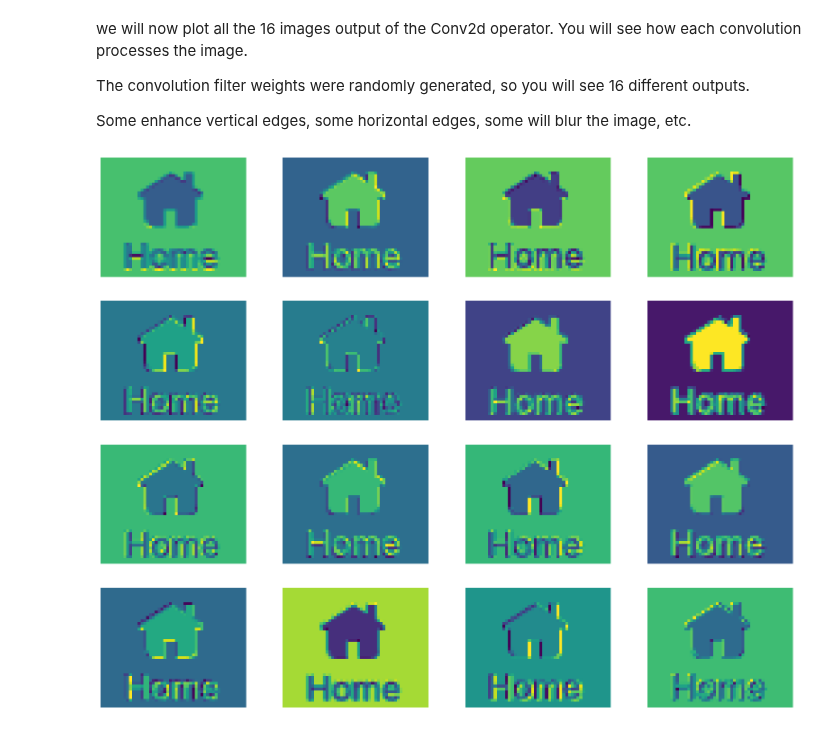
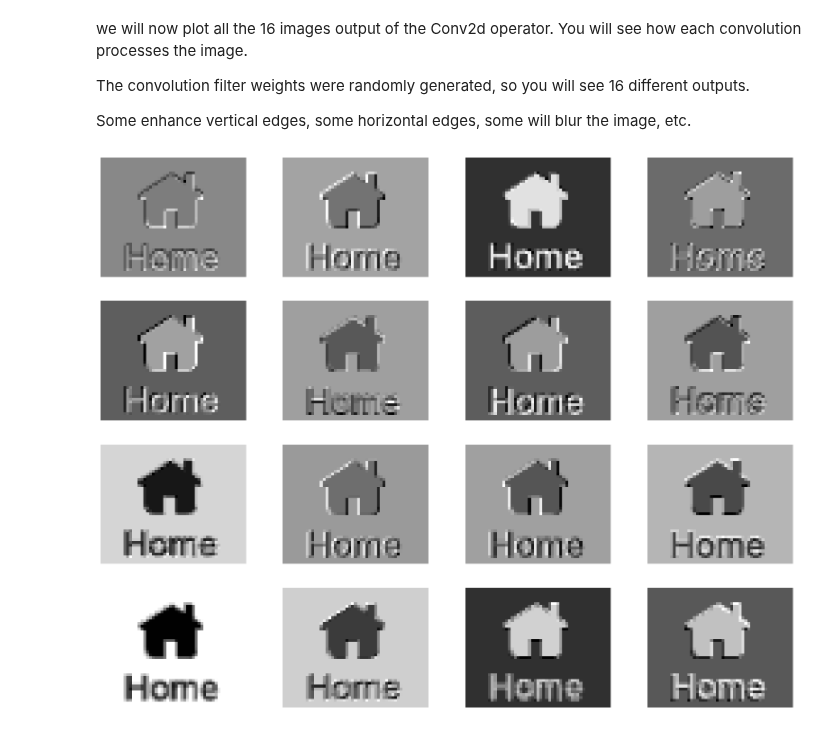
Before and after one commit to culurciello/deep-learning-course-source, a Jupyter notebook: source/lectures/40-conv-layer.ipynb, the cells around one changed output. Saved outputs shown, nothing was run; the diff lists cells and outputs as text; code cells hidden in the pictures.

```diff
--- a/source/lectures/40-conv-layer.ipynb
+++ b/source/lectures/40-conv-layer.ipynb
@@ -140,10 +140,10 @@ Some enhance vertical edges, some horizontal edges, some will blur the image, et
 # %%
 fig = plt.figure(figsize=(20, 20))
 for i in range(len(processed)):
     a = fig.add_subplot(5, 4, i+1)
     processed_display = processed[i].detach().unsqueeze(0).permute(1, 2, 0)
 #     print(processed_display.shape)
-    imgplot = plt.imshow(processed_display)
+    imgplot = plt.imshow(processed_display, cmap='gray')
     a.axis("off")
 # %% [output]
-[figure, old version]
+[figure, new version]
```
Also changed, not shown: parts of 1 cell of this notebook, 1 other file.
